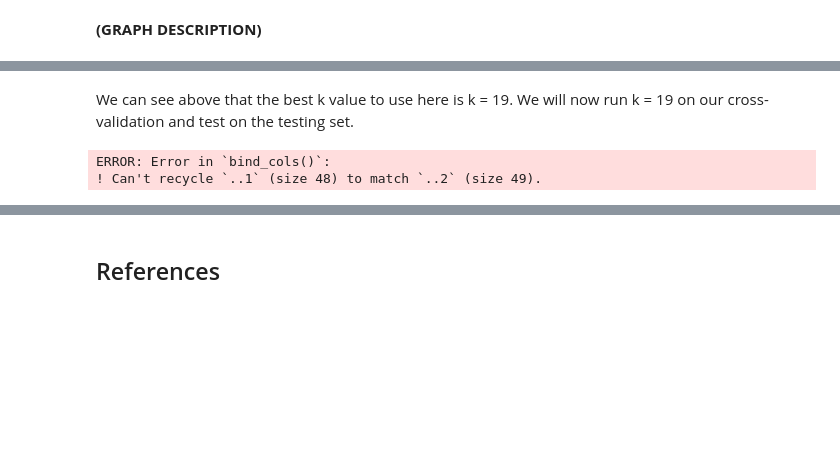
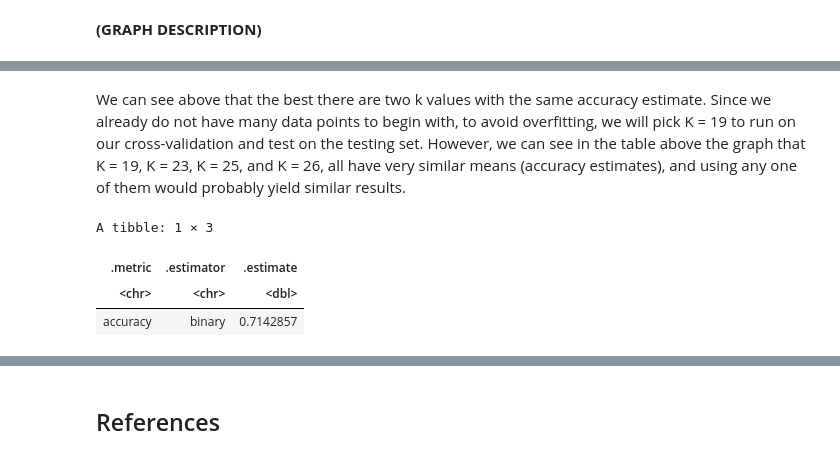
Before and after one commit to ahnnahy/dsci100-group20-project, a Jupyter notebook: Project Final Report.ipynb, the cells around one changed output, grey strips where cells are left out. Saved outputs shown, nothing was run; the diff lists cells and outputs as text; code cells hidden in the pictures; blank space fills up the shorter version.

```diff
--- a/Project Final Report.ipynb
+++ b/Project Final Report.ipynb
@@ -217,23 +202,25 @@ A tibble: 1 × 7
 # %% [markdown]
-We can see above that the best k value to use here is k = 19. We will now run k = 19 on our cross-validation and test on the testing set.
+We can see above that the best there are two k values with the same accuracy estimate. Since we already do not have many data points to begin with, to avoid overfitting, we will pick K = 19 to run on our cross-validation and test on the testing set. However, we can see in the table above the graph that K = 19, K = 23, K = 25, and K = 26, all have very similar means (accuracy estimates), and using any one of them would probably yield similar results.
 # %%
 players_best_spec <- nearest_neighbor(weight_func = "rectangular", neighbors = 19) |>
     set_engine("kknn") |>
     set_mode("classification")
 
 player_best_results <- workflow() |>
   add_recipe(players_recipe) |>
   add_model(players_best_spec) |>
   fit(data=players_train)
 
 player_test_predictions <- predict(player_best_results, players_test) |>
   bind_cols(players_test)
 
 player_test_predictions |>
-  metrics(truth = subscribed, estimate = .pred_class) |>
+  metrics(truth = subscribe, estimate = .pred_class) |>
   filter(.metric == "accuracy")
 # %% [output]
-ERROR: Error in `bind_cols()`:
-! Can't recycle `..1` (size 48) to match `..2` (size 49).
+A tibble: 1 × 3
+| .metric | .estimator | .estimate |
+| <chr> | <chr> | <dbl> |
+| accuracy | binary | 0.7142857 |
 # %% [markdown]
 ## Discussion
```
Also changed, not shown: parts of 16 cells of this notebook.
